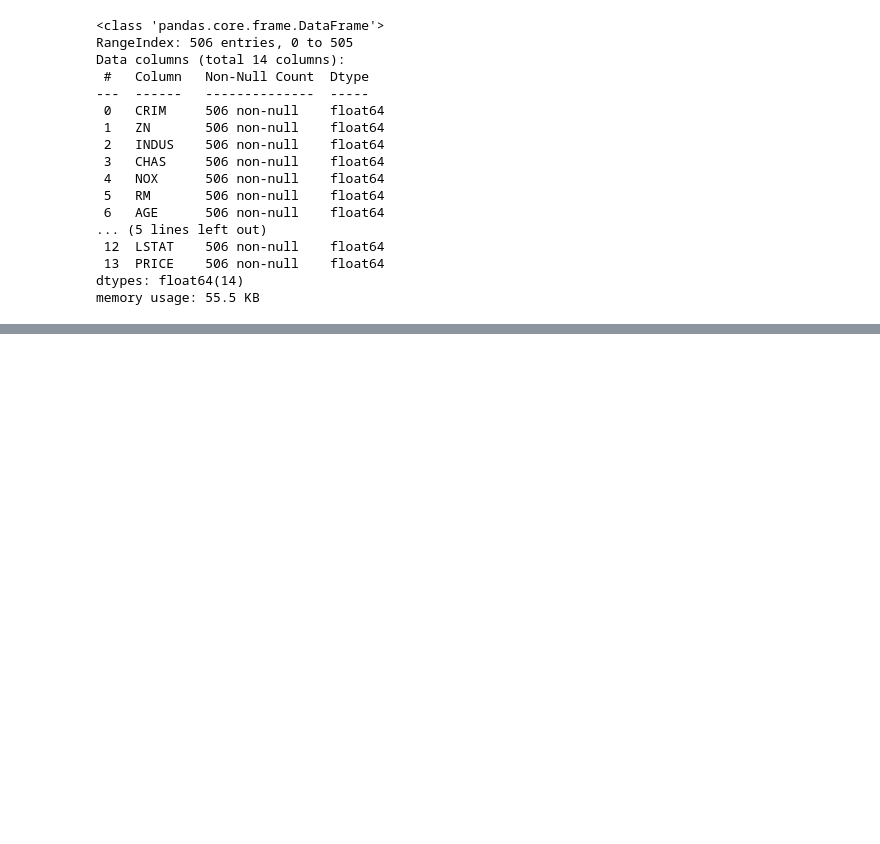
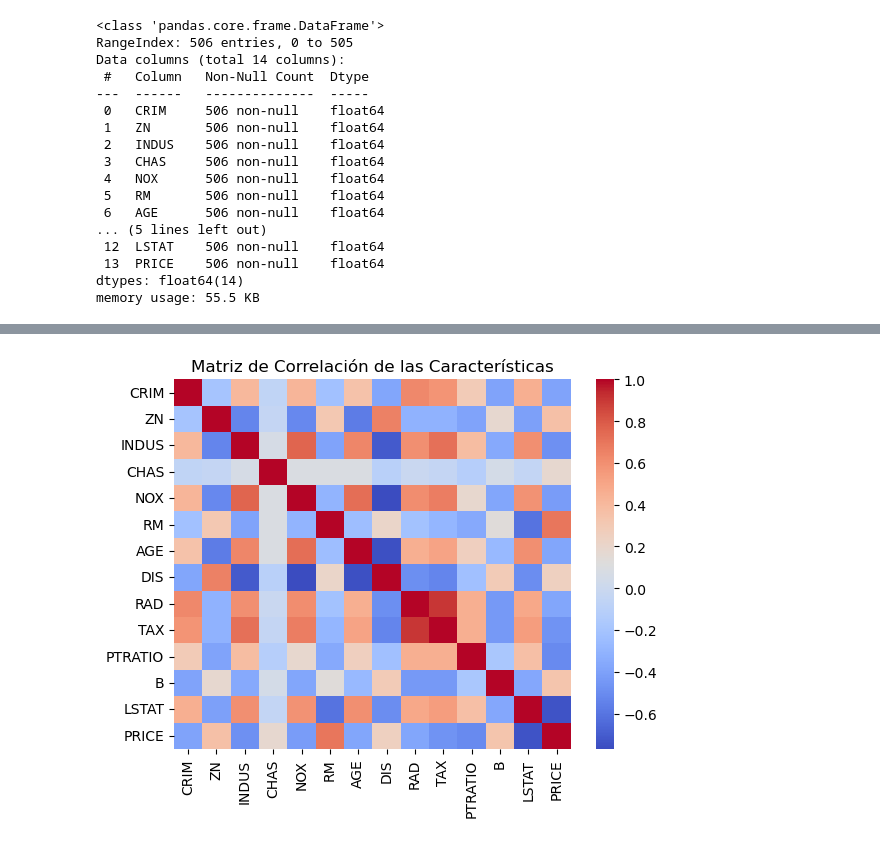
Before and after one commit to fmgarcia/Curso_IA_Aprendizaje_Supervisado, a Jupyter notebook: 2. Regresión Lineal/viviendas boston.ipynb, the cells around one changed output, grey strips where cells are left out. Saved outputs shown, nothing was run; the diff lists cells and outputs as text; code cells hidden in the pictures; blank space fills up the shorter version.

```diff
--- a/2. Regresión Lineal/viviendas boston.ipynb
+++ b/2. Regresión Lineal/viviendas boston.ipynb
@@ -84,0 +121,6 @@ df.describe()
+# %%
+sns.heatmap(np.round(df.corr(), 2), cmap='coolwarm') # Mapa de calor de la matriz de correlación en Seaborn
+plt.title('Matriz de Correlación de las Características')
+plt.show()
+# %% [output]
+[figure, added]
```
Also changed, not shown: parts of 38 cells of this notebook.
